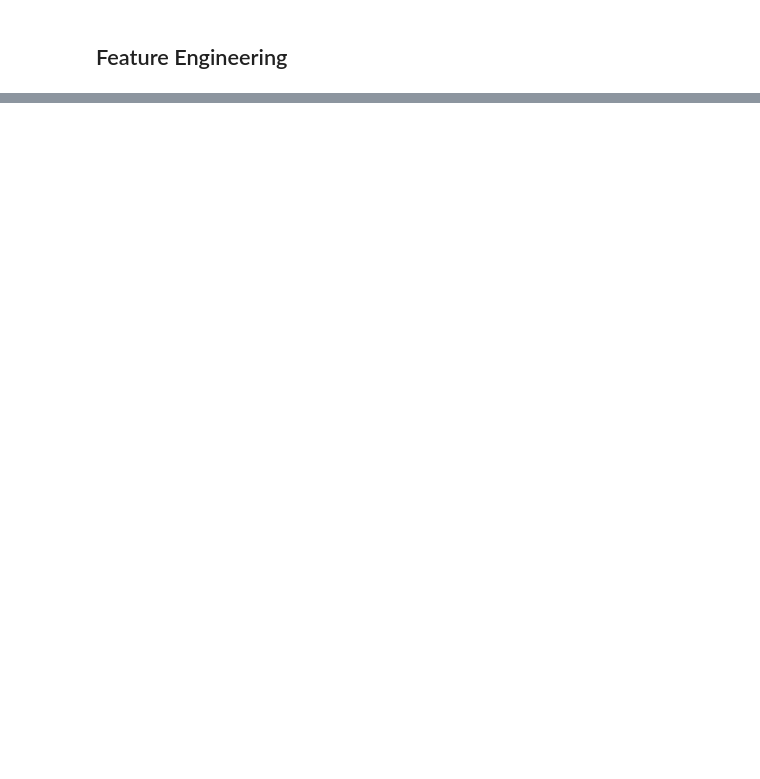
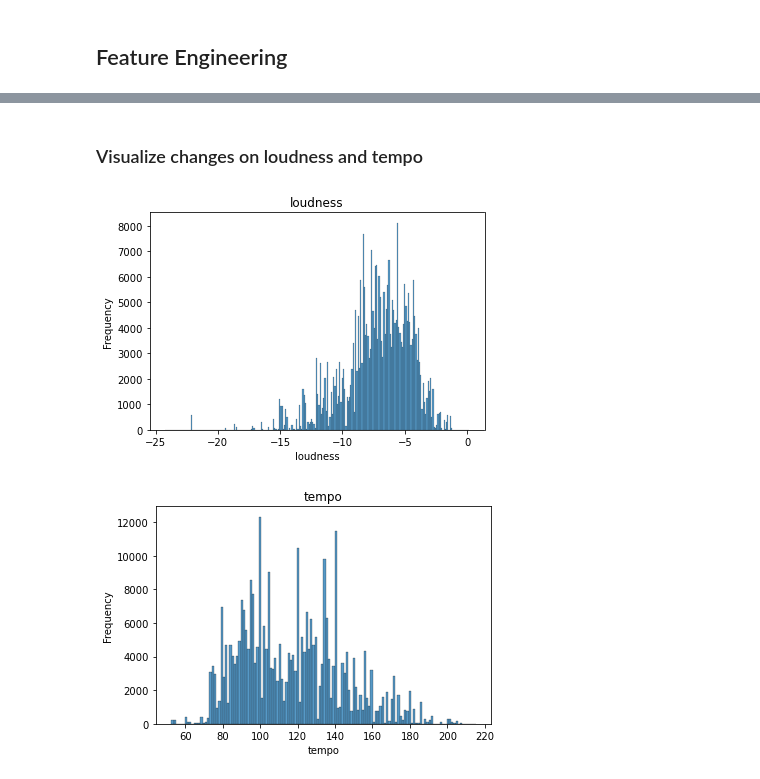
Before and after one commit to wenmi01/dsfc7-sprint02, a Jupyter notebook: notebooks/Rowen_Market_Data_Day04.ipynb, the cells around one changed output, grey strips where cells are left out. Drawn from its saved outputs; the diff is of its cells as text; code cells hidden in the pictures; blank space fills up the shorter version.

```diff
--- a/notebooks/Rowen_Market_Data_Day04.ipynb
+++ b/notebooks/Rowen_Market_Data_Day04.ipynb
@@ -346,0 +532,4 @@ df_artists.m
+# %%
+# prepped
+df = pd.read_csv("data/spotify_combined_with_genres.csv")
+df.head()
@@ -348,0 +606,12 @@ df_artists.m
+# %% [markdown]
+### Visualize changes on loudness and tempo
+# %%
+# Visualize histograms of each song metric
+for col in ['loudness', 'tempo']:
+    sns.histplot(df[col])
+    plt.title(col)
+    plt.ylabel('Frequency')
+    plt.show()
+# %% [output]
+[figure, added]
+[figure, added]
```
Also changed, not shown: parts of 59 cells of this notebook, 1 other file.
